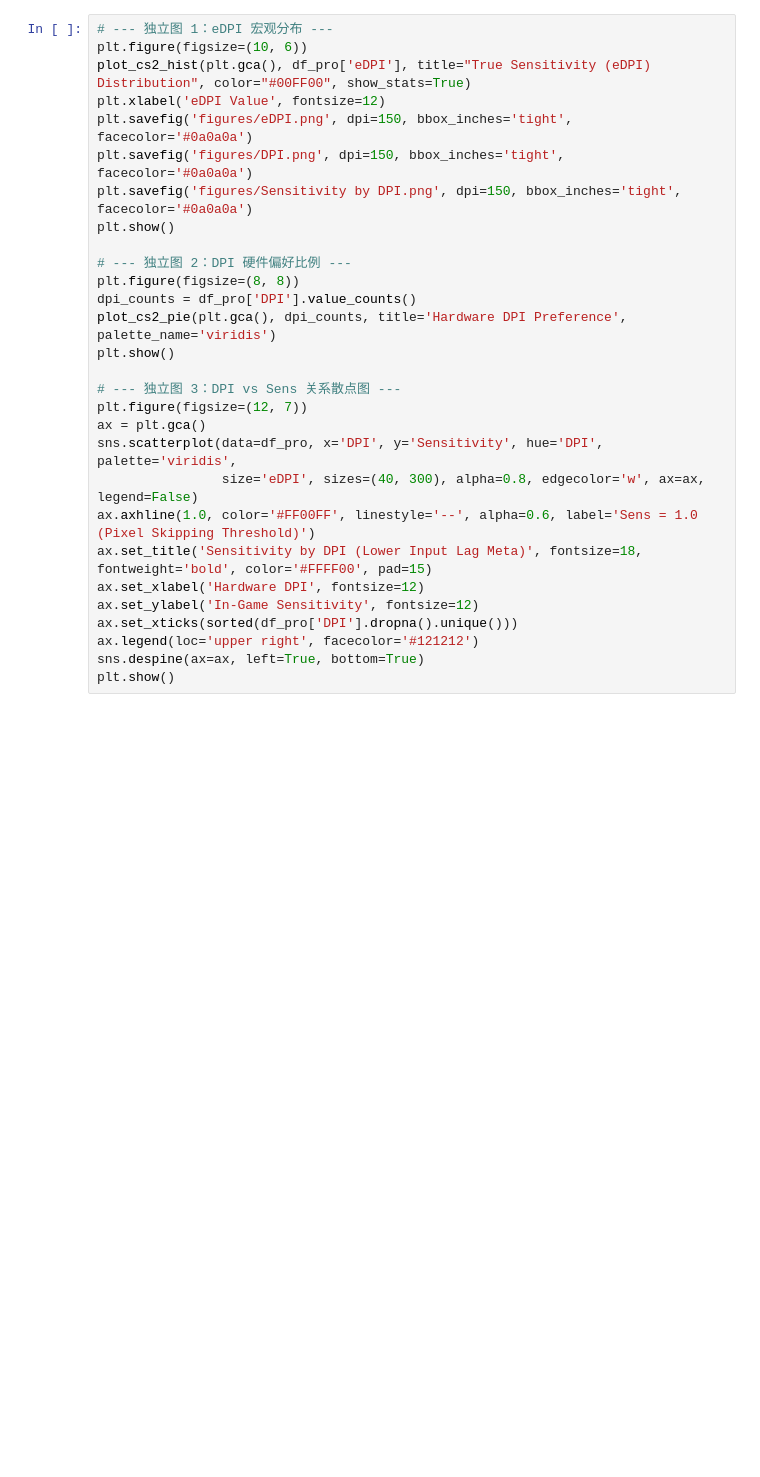
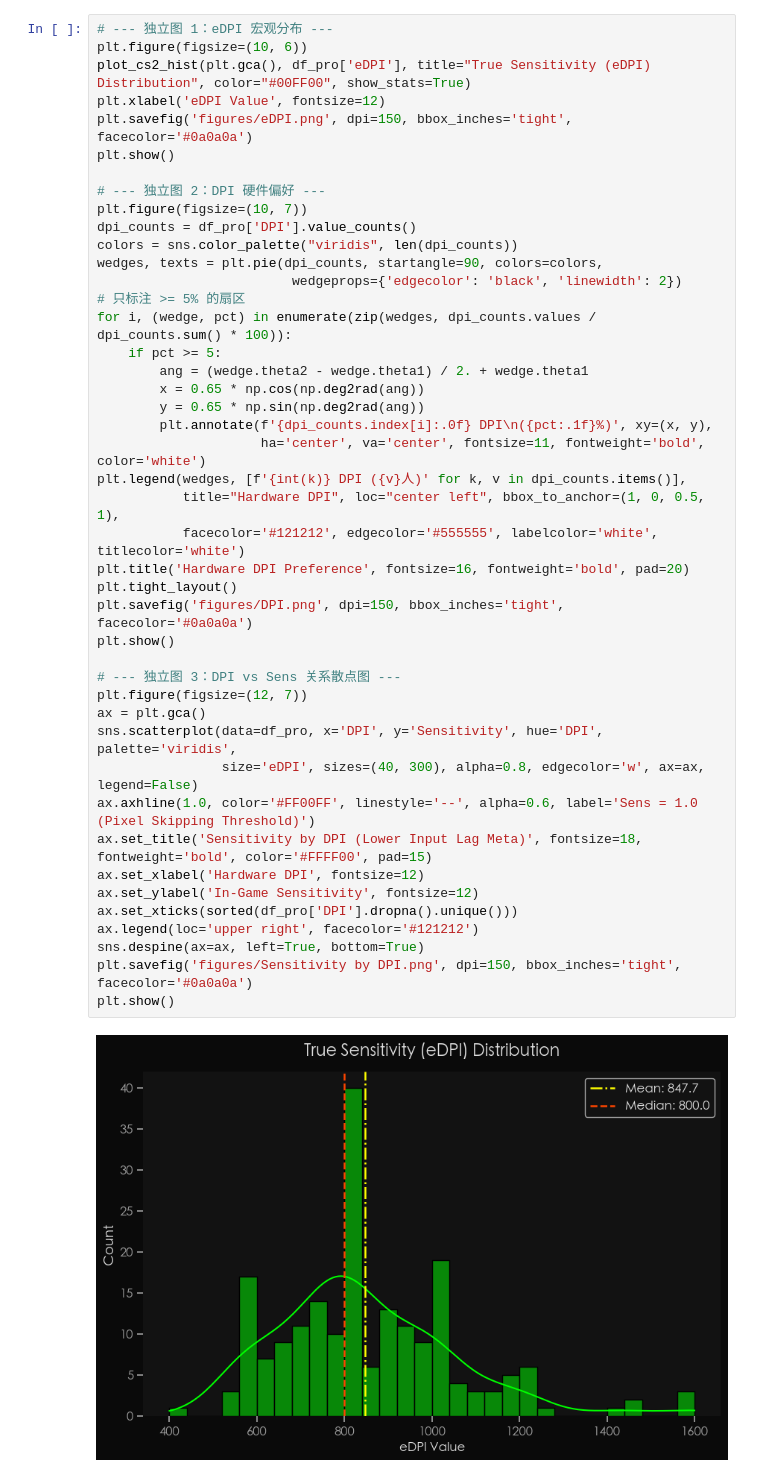
Before and after one commit to Starfie1d1272/CS2-Pro-Settings, a Jupyter notebook: 03_final_report.ipynb, the cells around one changed output. Cells and saved outputs as stored; diff of their text form; blank space fills up the shorter version.

```diff
--- a/03_final_report.ipynb
+++ b/03_final_report.ipynb
@@ -94,29 +96,46 @@ IndentationError: unexpected indent (1340531587.py, line 29)
 # %%
 # --- 独立图 1：eDPI 宏观分布 ---
 plt.figure(figsize=(10, 6))
 plot_cs2_hist(plt.gca(), df_pro['eDPI'], title="True Sensitivity (eDPI) Distribution", color="#00FF00", show_stats=True)
 plt.xlabel('eDPI Value', fontsize=12)
 plt.savefig('figures/eDPI.png', dpi=150, bbox_inches='tight', facecolor='#0a0a0a')
-plt.savefig('figures/DPI.png', dpi=150, bbox_inches='tight', facecolor='#0a0a0a')
-plt.savefig('figures/Sensitivity by DPI.png', dpi=150, bbox_inches='tight', facecolor='#0a0a0a')
 plt.show()
 
-# --- 独立图 2：DPI 硬件偏好比例 ---
-plt.figure(figsize=(8, 8))
+# --- 独立图 2：DPI 硬件偏好 ---
+plt.figure(figsize=(10, 7))
 dpi_counts = df_pro['DPI'].value_counts()
-plot_cs2_pie(plt.gca(), dpi_counts, title='Hardware DPI Preference', palette_name='viridis')
+colors = sns.color_palette("viridis", len(dpi_counts))
+wedges, texts = plt.pie(dpi_counts, startangle=90, colors=colors,
+                         wedgeprops={'edgecolor': 'black', 'linewidth': 2})
+# 只标注 >= 5% 的扇区
+for i, (wedge, pct) in enumerate(zip(wedges, dpi_counts.values / dpi_counts.sum() * 100)):
+    if pct >= 5:
+        ang = (wedge.theta2 - wedge.theta1) / 2. + wedge.theta1
+        x = 0.65 * np.cos(np.deg2rad(ang))
+        y = 0.65 * np.sin(np.deg2rad(ang))
+        plt.annotate(f'{dpi_counts.index[i]:.0f} DPI\n({pct:.1f}%)', xy=(x, y),
+                     ha='center', va='center', fontsize=11, fontweight='bold', color='white')
+plt.legend(wedges, [f'{int(k)} DPI ({v}人)' for k, v in dpi_counts.items()],
+           title="Hardware DPI", loc="center left", bbox_to_anchor=(1, 0, 0.5, 1),
+           facecolor='#121212', edgecolor='#555555', labelcolor='white', titlecolor='white')
+plt.title('Hardware DPI Preference', fontsize=16, fontweight='bold', pad=20)
+plt.tight_layout()
+plt.savefig('figures/DPI.png', dpi=150, bbox_inches='tight', facecolor='#0a0a0a')
 plt.show()
 
 # --- 独立图 3：DPI vs Sens 关系散点图 ---
 plt.figure(figsize=(12, 7))
 ax = plt.gca()
 sns.scatterplot(data=df_pro, x='DPI', y='Sensitivity', hue='DPI', palette='viridis',
                 size='eDPI', sizes=(40, 300), alpha=0.8, edgecolor='w', ax=ax, legend=False)
 ax.axhline(1.0, color='#FF00FF', linestyle='--', alpha=0.6, label='Sens = 1.0 (Pixel Skipping Threshold)')
 ax.set_title('Sensitivity by DPI (Lower Input Lag Meta)', fontsize=18, fontweight='bold', color='#FFFF00', pad=15)
 ax.set_xlabel('Hardware DPI', fontsize=12)
 ax.set_ylabel('In-Game Sensitivity', fontsize=12)
 ax.set_xticks(sorted(df_pro['DPI'].dropna().unique()))
 ax.legend(loc='upper right', facecolor='#121212')
 sns.despine(ax=ax, left=True, bottom=True)
+plt.savefig('figures/Sensitivity by DPI.png', dpi=150, bbox_inches='tight', facecolor='#0a0a0a')
 plt.show()
+# %% [output]
+[figure, added]
```
Also changed, not shown: parts of 9 cells of this notebook, 22 other files.
